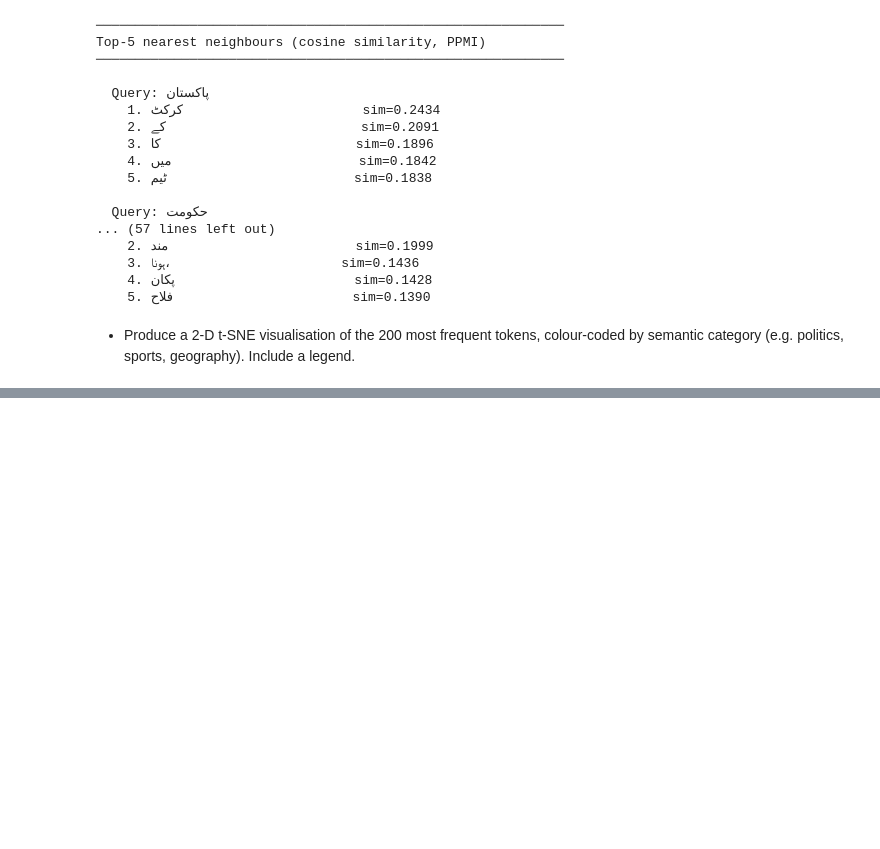
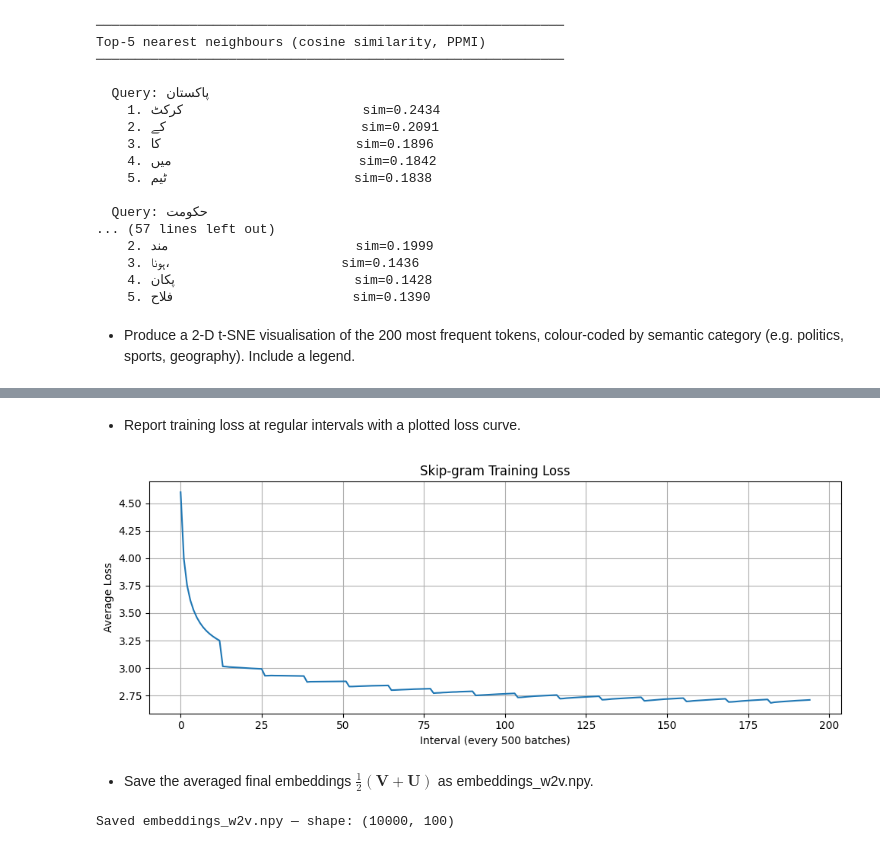
Before and after one commit to Fatima-Siddiqa/i23-2543-NLP-Assignment2, a Jupyter notebook: i23-2543_Assignment2_DS-A/i23-2543_Assignment2_DS-A.ipynb, the cells around one changed output, grey strips where cells are left out. Cells and saved outputs as stored; diff of their text form; code cells hidden in the pictures; blank space fills up the shorter version.

Commit message:
Update notebook with complete Part 2 implementation

```diff
--- a/i23-2543_Assignment2_DS-A/i23-2543_Assignment2_DS-A.ipynb
+++ b/i23-2543_Assignment2_DS-A/i23-2543_Assignment2_DS-A.ipynb
@@ -660,0 +695,8 @@ Everything up-to-date
+# %%
+# Load and Tokenize corpus
+with open("/content/cleaned.txt", "r", encoding="utf-8") as f:
+    text = f.read()
+
+# Simple whitespace tokenizer (already cleaned)
+tokens = text.strip().split()
+print(f"Total tokens: {len(tokens):,}")
@@ -660,0 +736,25 @@ Everything up-to-date
+# %%
+# Skip-gram Dataset
+class SkipGramDataset(Dataset):
+    def __init__(self, token_ids, window_size):
+        self.pairs = []
+        n = len(token_ids)
+        for i, center in enumerate(token_ids):
+            start = max(0, i - window_size)
+            end   = min(n, i + window_size + 1)
+            for j in range(start, end):
+                if j != i:
+                    self.pairs.append((center, token_ids[j]))
+
+    def __len__(self):
+        return len(self.pairs)
+
+    def __getitem__(self, idx):
+        center, context = self.pairs[idx]
+        return torch.tensor(center, dtype=torch.long), \
+               torch.tensor(context, dtype=torch.long)
+
+print("Building skip-gram pairs (this may take a minute)...")
+dataset    = SkipGramDataset(token_ids, WINDOW_SIZE)
+dataloader = DataLoader(dataset, batch_size=BATCH_SIZE, shuffle=True)
+print(f"Total training pairs: {len(dataset):,}")
@@ -660,0 +864,34 @@ Everything up-to-date
+# %% [markdown]
+- Report training loss at regular intervals with a plotted loss curve.
+# %%
+# Plot Loss Curve
+plt.figure(figsize=(10, 4))
+plt.plot(loss_history, linewidth=1.5)
+plt.title("Skip-gram Training Loss")
+plt.xlabel(f"Interval (every {log_interval} batches)")
+plt.ylabel("Average Loss")
+plt.grid(True)
+plt.tight_layout()
+
+plt.show()
+# %% [output]
+[figure, added]
+# %% [markdown]
+- Save the averaged final embeddings $\frac{1}{2}(\mathbf{V} + \mathbf{U})$ as embeddings_w2v.npy.
+# %%
+# Save Averaged Embeddings  ½(V + U)
+V = model.V.weight.detach().cpu().numpy()
+U = model.U.weight.detach().cpu().numpy()
+embeddings_w2v = 0.5 * (V + U)
+
+base = "i23-2543_Assignment2_DS-A"
+np.save(f"{base}/embeddings/embeddings_w2v.npy", embeddings_w2v)
+
+# Also save word2idx (already exists from Part 1, but overwrite to be safe)
+# with open(f"{base}/embeddings/word2idx.json", "w", encoding="utf-8") as f:
+#    json.dump(word2idx, f, ensure_ascii=False)
+
+print(f"Saved embeddings_w2v.npy — shape: {embeddings_w2v.shape}")
+# print(f"Saved word2idx.json — {VOCAB_SIZE:,} entries")
+# %% [output]
+Saved embeddings_w2v.npy — shape: (10000, 100)
```
Also changed, not shown: parts of 62 cells of this notebook.
